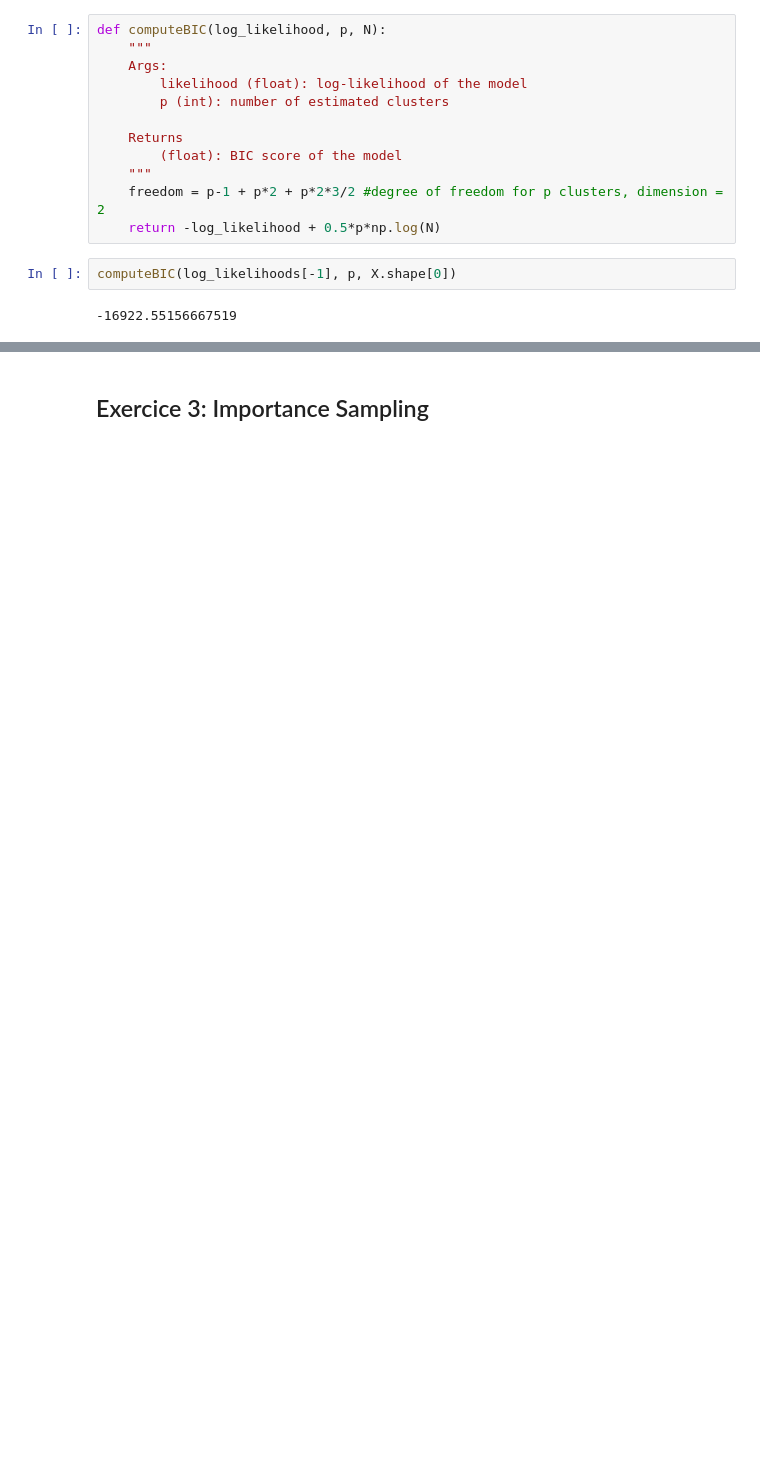
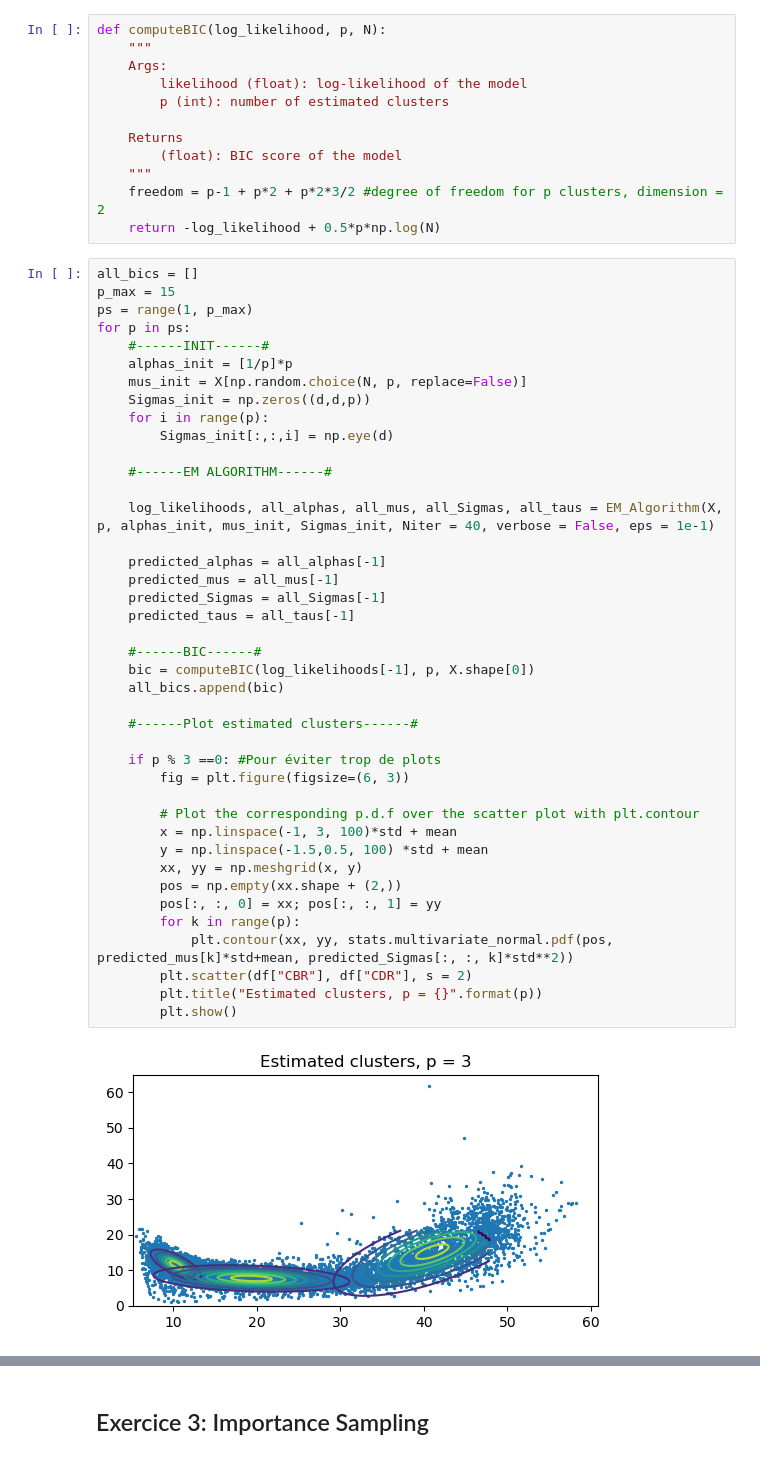
Before and after one commit to meilame-tayebjee/Comp_Stats_Lab, a Jupyter notebook: TD2/TD2.ipynb, the cells around one changed output, grey strips where cells are left out. Drawn from its saved outputs; the diff is of its cells as text; blank space fills up the shorter version.

```diff
--- a/TD2/TD2.ipynb
+++ b/TD2/TD2.ipynb
@@ -397,7 +354,46 @@ def computeBIC(log_likelihood, p, N):
     """
     freedom = p-1 + p*2 + p*2*3/2 #degree of freedom for p clusters, dimension = 2
     return -log_likelihood + 0.5*p*np.log(N)
-# %%
-computeBIC(log_likelihoods[-1], p, X.shape[0])
-# %% [output]
--16922.55156667519
+# %%
+all_bics = []
+p_max = 15
+ps = range(1, p_max)
+for p in ps:
+    #------INIT------#
+    alphas_init = [1/p]*p
+    mus_init = X[np.random.choice(N, p, replace=False)]
+    Sigmas_init = np.zeros((d,d,p))
+    for i in range(p):
+        Sigmas_init[:,:,i] = np.eye(d)
+
+    #------EM ALGORITHM------#
+
+    log_likelihoods, all_alphas, all_mus, all_Sigmas, all_taus = EM_Algorithm(X, p, alphas_init, mus_init, Sigmas_init, Niter = 40, verbose = False, eps = 1e-1)
+
+    predicted_alphas = all_alphas[-1]
+    predicted_mus = all_mus[-1]
+    predicted_Sigmas = all_Sigmas[-1]
+    predicted_taus = all_taus[-1]
+
+    #------BIC------#
+    bic = computeBIC(log_likelihoods[-1], p, X.shape[0])
+    all_bics.append(bic)
+
+    #------Plot estimated clusters------#
+
+    if p % 3 ==0: #Pour éviter trop de plots
+        fig = plt.figure(figsize=(6, 3))
+
+        # Plot the corresponding p.d.f over the scatter plot with plt.contour
+        x = np.linspace(-1, 3, 100)*std + mean
+        y = np.linspace(-1.5,0.5, 100) *std + mean
+        xx, yy = np.meshgrid(x, y)
+        pos = np.empty(xx.shape + (2,))
+        pos[:, :, 0] = xx; pos[:, :, 1] = yy
+        for k in range(p):
+            plt.contour(xx, yy, stats.multivariate_normal.pdf(pos, predicted_mus[k]*std+mean, predicted_Sigmas[:, :, k]*std**2))
+        plt.scatter(df["CBR"], df["CDR"], s = 2)
+        plt.title("Estimated clusters, p = {}".format(p))
+        plt.show()
+# %% [output]
+[figure, added]
```
Also changed, not shown: parts of 19 cells of this notebook, 1 other file.
